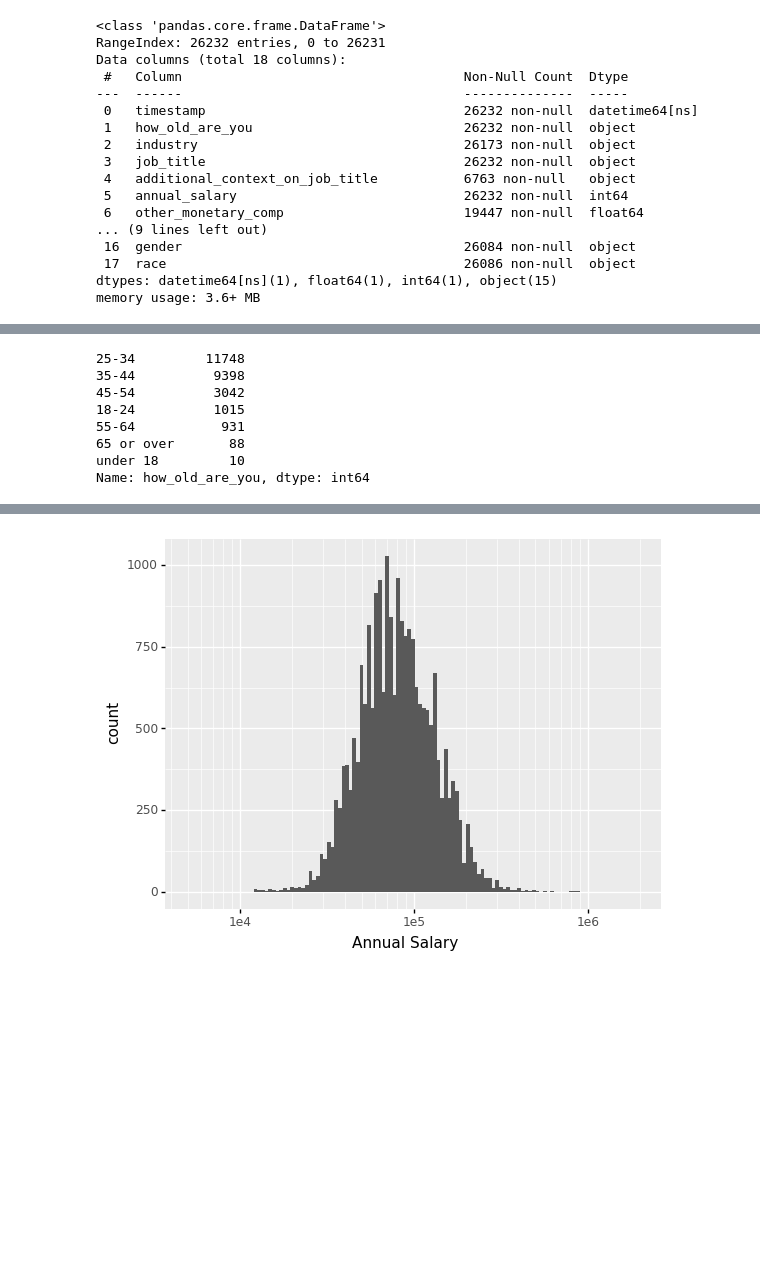
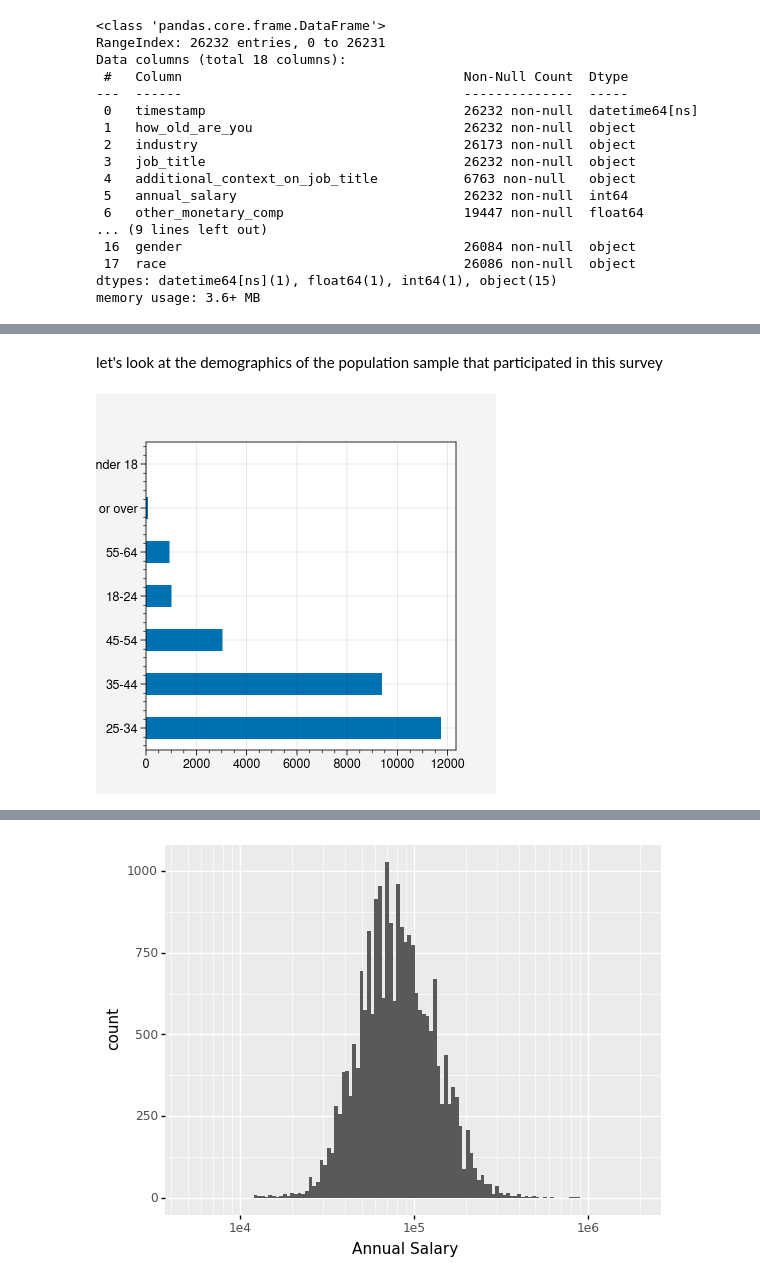
Before and after one commit to andersy005/ms-ds-notebooks, a Jupyter notebook: notebooks/data-cleaning.ipynb, the cells around one changed output, grey strips where cells are left out. Saved outputs shown, nothing was run; the diff lists cells and outputs as text; code cells hidden in the pictures; blank space fills up the shorter version.

```diff
--- a/notebooks/data-cleaning.ipynb
+++ b/notebooks/data-cleaning.ipynb
@@ -68,11 +95,6 @@ df.describe()
+# %% [markdown]
+let's look at the demographics of the population sample that participated in this survey
 # %%
-df.how_old_are_you.value_counts()
+df.how_old_are_you.value_counts().plot(kind='barh');
 # %% [output]
-25-34         11748
-35-44          9398
-45-54          3042
-18-24          1015
-55-64           931
-65 or over       88
-under 18         10
-Name: how_old_are_you, dtype: int64
+[figure, added]
```
Also changed, not shown: parts of 15 cells of this notebook.
